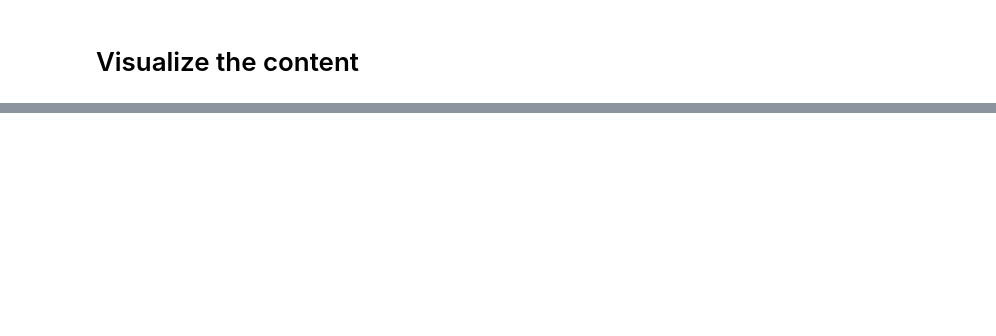
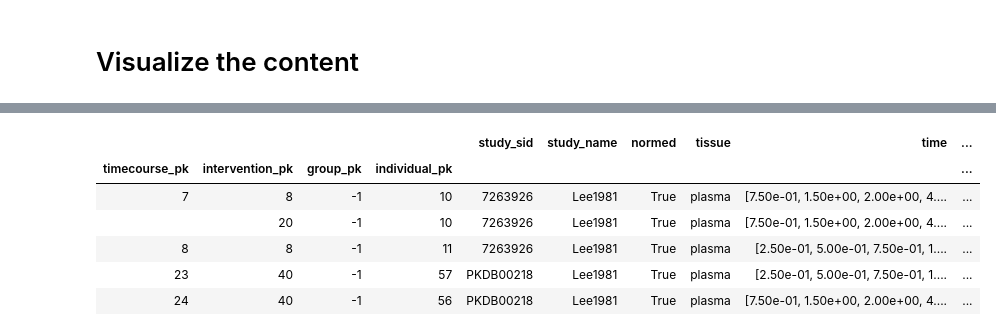
Before and after one commit to matthiaskoenig/pkdb_analysis, a Jupyter notebook: notebooks/curation.ipynb, the cells around one changed output, grey strips where cells are left out. Saved outputs shown, nothing was run; the diff lists cells and outputs as text; code cells hidden in the pictures; blank space fills up the shorter version.

```diff
--- a/notebooks/curation.ipynb
+++ b/notebooks/curation.ipynb
@@ -112,0 +134,13 @@ outputs
+# %%
+timecourses = data.timecourses.sort_values(['timecourse_pk', 'intervention_pk', 'group_pk', 'individual_pk'], ascending=True)
+timecourses = timecourses.set_index(['timecourse_pk', 'intervention_pk', 'group_pk', 'individual_pk'], inplace=False)
+with pd.option_context('display.max_rows', None, 'display.max_columns', None):  # more options can be specified also
+    display(timecourses)
+# %% [output]
+|  |  |  |  | study_sid | study_name | normed | tissue | time | ... |
+| timecourse_pk | intervention_pk | group_pk | individual_pk |  |  |  |  |  | ... |
+| 7 | 8 | -1 | 10 | 7263926 | Lee1981 | True | plasma | [7.50e-01, 1.50e+00, 2.00e+00, 4.... | ... |
+|  | 20 | -1 | 10 | 7263926 | Lee1981 | True | plasma | [7.50e-01, 1.50e+00, 2.00e+00, 4.... | ... |
+| 8 | 8 | -1 | 11 | 7263926 | Lee1981 | True | plasma | [2.50e-01, 5.00e-01, 7.50e-01, 1.... | ... |
+| 23 | 40 | -1 | 57 | PKDB00218 | Lee1981 | True | plasma | [2.50e-01, 5.00e-01, 7.50e-01, 1.... | ... |
+| 24 | 40 | -1 | 56 | PKDB00218 | Lee1981 | True | plasma | [7.50e-01, 1.50e+00, 2.00e+00, 4.... | ... |
```
Also changed, not shown: parts of 9 cells of this notebook, 2 other files.
